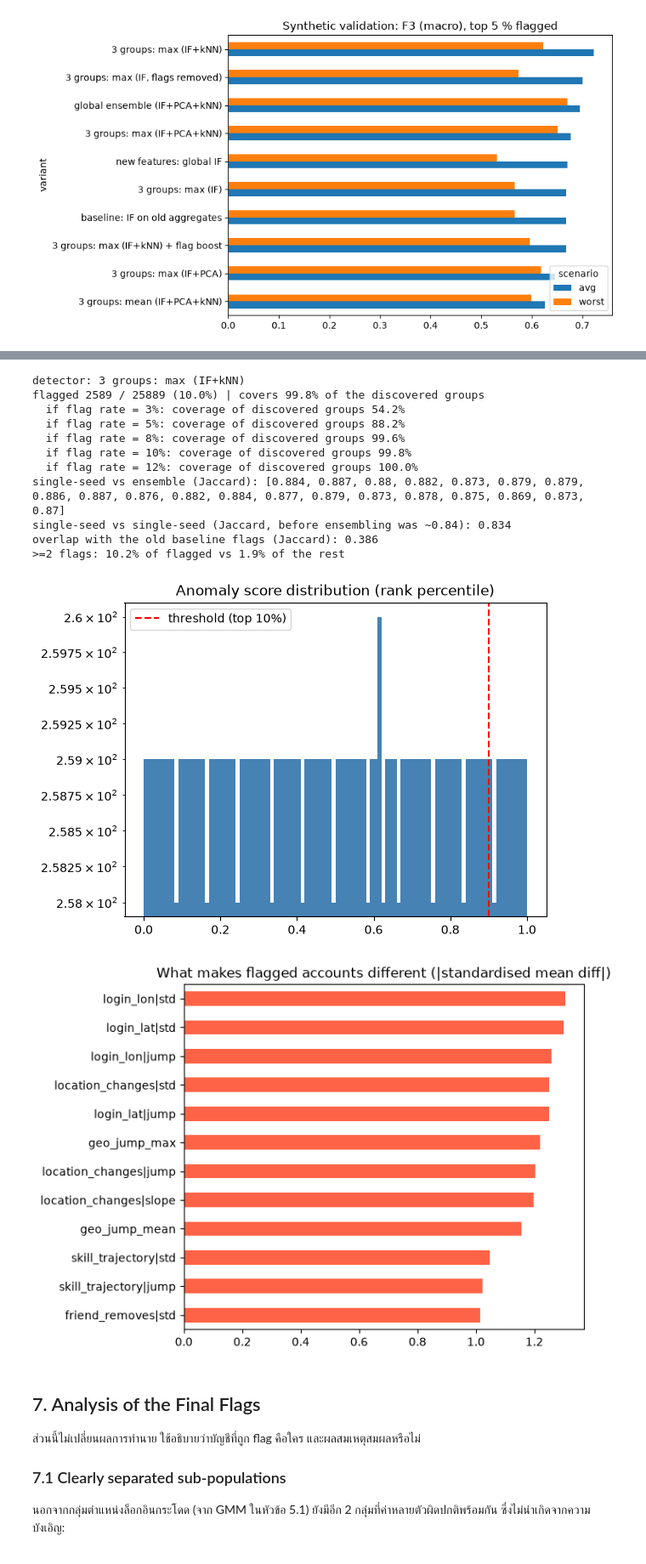
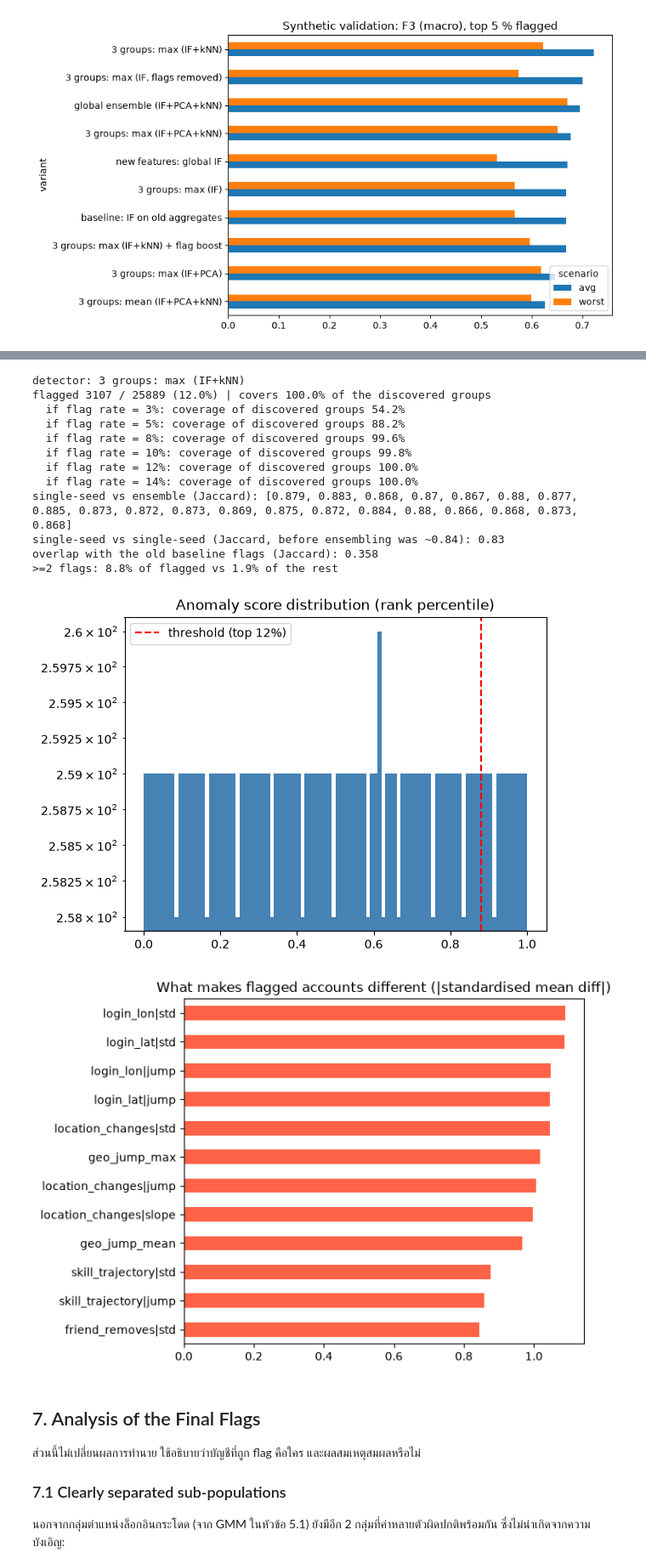
Before and after one commit to supxrpoxm/CPE342-Hackathon, a Jupyter notebook: task5/task5.ipynb, the cells around one changed output, grey strips where cells are left out. Shown at 85% size. Drawn from its saved outputs; the diff is of its cells as text; code cells hidden in the pictures.

```diff
--- a/task5/task5.ipynb
+++ b/task5/task5.ipynb
@@ -44,7 +44,7 @@ OUT = ROOT / ("outputs_quick" if QUICK else "outputs"); (OUT / "models").mkdir(p
 DATA = ROOT / "task5" if (ROOT / "task5" / "test.csv").exists() else ROOT   # run from repo root or from inside task5/
 FLAGS = ["password_changed", "vpn_usage", "suspicious_login_time", "mass_item_sale"]
 N_EST = 100 if QUICK else 300       # trees per Isolation Forest in section 5.3 / 6
-CONTAMINATION = 0.10      # FINAL fraction of accounts to flag; chosen in section 5.4 (prevalence-robust F3), not tuned on the leaderboard
+CONTAMINATION = 0.12      # FINAL fraction of accounts to flag; chosen in section 5.4 (prevalence-robust F3), not tuned on the leaderboard
 SELECT_RATE = 0.05        # reference flag rate used only to compare the detector variants in section 5.3
 # %% [markdown]
 ## 2. Load Data
@@ -551,41 +554,42 @@ best = best_variant
 # seed ensemble: average the rank score over several seeds (IF subsampling + kNN split are random) -> fewer flips at the threshold
 seed_scores = [V_real[best]] + [variant_scores(detector_scores(F_new, s, N_EST)[0])[best] for s in SEEDS_FINAL[1:]]
 score = pct(np.mean(seed_scores, axis=0))
 thr = np.quantile(score, 1 - CONTAMINATION)
 pred = (score >= thr).astype(int)
 print(f"detector: {best}")
 print(f"flagged {pred.sum()} / {len(pred)} ({pred.mean():.1%}) | covers {group[pred == 1].sum() / group.sum():.1%} of the discovered groups")
-for rate in (0.03, 0.05, 0.08, 0.10, 0.12):
+for rate in (0.03, 0.05, 0.08, 0.10, 0.12, 0.14):
     t = np.quantile(score, 1 - rate)
     print(f"  if flag rate = {rate:.0%}: coverage of discovered groups {group[score >= t].sum() / group.sum():.1%}")
 
 # stability: do other random seeds flag (almost) the same accounts?
 single = [top_rate_flags(s_, CONTAMINATION).astype(bool) for s_ in seed_scores]
 print("single-seed vs ensemble (Jaccard):", [round(jaccard(pred.astype(bool), o), 3) for o in single])
 print("single-seed vs single-seed (Jaccard, before ensembling was ~0.84):", round(jaccard(single[0], single[1]), 3))
 print("overlap with the old baseline flags (Jaccard):", round(jaccard(pred.astype(bool), top_rate_flags(V_real[VARIANTS[0]], CONTAMINATION).astype(bool)), 3))
 nf = df[FLAGS].fillna(0).sum(axis=1)
 print(f">=2 flags: {(nf[pred == 1] >= 2).mean():.1%} of flagged vs {(nf[pred == 0] >= 2).mean():.1%} of the rest")
 
 plt.hist(score, bins=100, color="steelblue"); plt.axvline(thr, color="red", ls="--", label=f"threshold (top {CONTAMINATION:.0%})")
 plt.yscale("log"); plt.legend(); plt.title("Anomaly score distribution (rank percentile)"); plt.show()
 top_shift(F_new, pred == 1, 12).sort_values().plot(kind="barh", figsize=(7, 5), color="tomato",
                                                     title="What makes flagged accounts different (|standardised mean diff|)")
 plt.tight_layout(); plt.show()
 # %% [output]
 detector: 3 groups: max (IF+kNN)
-flagged 2589 / 25889 (10.0%) | covers 99.8% of the discovered groups
+flagged 3107 / 25889 (12.0%) | covers 100.0% of the discovered groups
   if flag rate = 3%: coverage of discovered groups 54.2%
   if flag rate = 5%: coverage of discovered groups 88.2%
   if flag rate = 8%: coverage of discovered groups 99.6%
   if flag rate = 10%: coverage of discovered groups 99.8%
   if flag rate = 12%: coverage of discovered groups 100.0%
-single-seed vs ensemble (Jaccard): [0.884, 0.887, 0.88, 0.882, 0.873, 0.879, 0.879, 0.886, 0.887, 0.876, 0.882, 0.884, 0.877, 0.879, 0.873, 0.878, 0.875, 0.869, 0.873, 0.87]
-single-seed vs single-seed (Jaccard, before ensembling was ~0.84): 0.834
-overlap with the old baseline flags (Jaccard): 0.386
->=2 flags: 10.2% of flagged vs 1.9% of the rest
+  if flag rate = 14%: coverage of discovered groups 100.0%
+single-seed vs ensemble (Jaccard): [0.879, 0.883, 0.868, 0.87, 0.867, 0.88, 0.877, 0.885, 0.873, 0.872, 0.873, 0.869, 0.875, 0.872, 0.884, 0.88, 0.866, 0.868, 0.873, 0.868]
+single-seed vs single-seed (Jaccard, before ensembling was ~0.84): 0.83
+overlap with the old baseline flags (Jaccard): 0.358
+>=2 flags: 8.8% of flagged vs 1.9% of the rest
-[figure, old version]
+[figure, new version]
-[figure, old version]
+[figure, new version]
 # %% [markdown]
 ## 7. Analysis of the Final Flags
 
```
Also changed, not shown: parts of 7 cells of this notebook, 2 other files.
